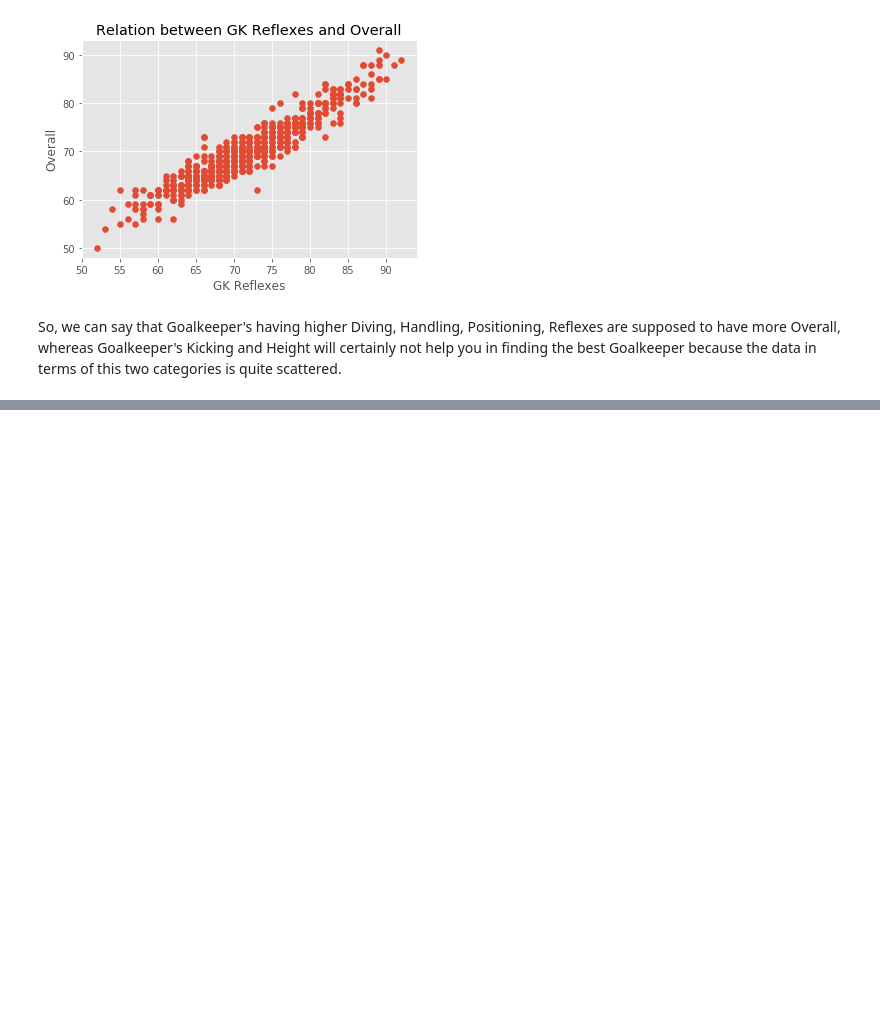
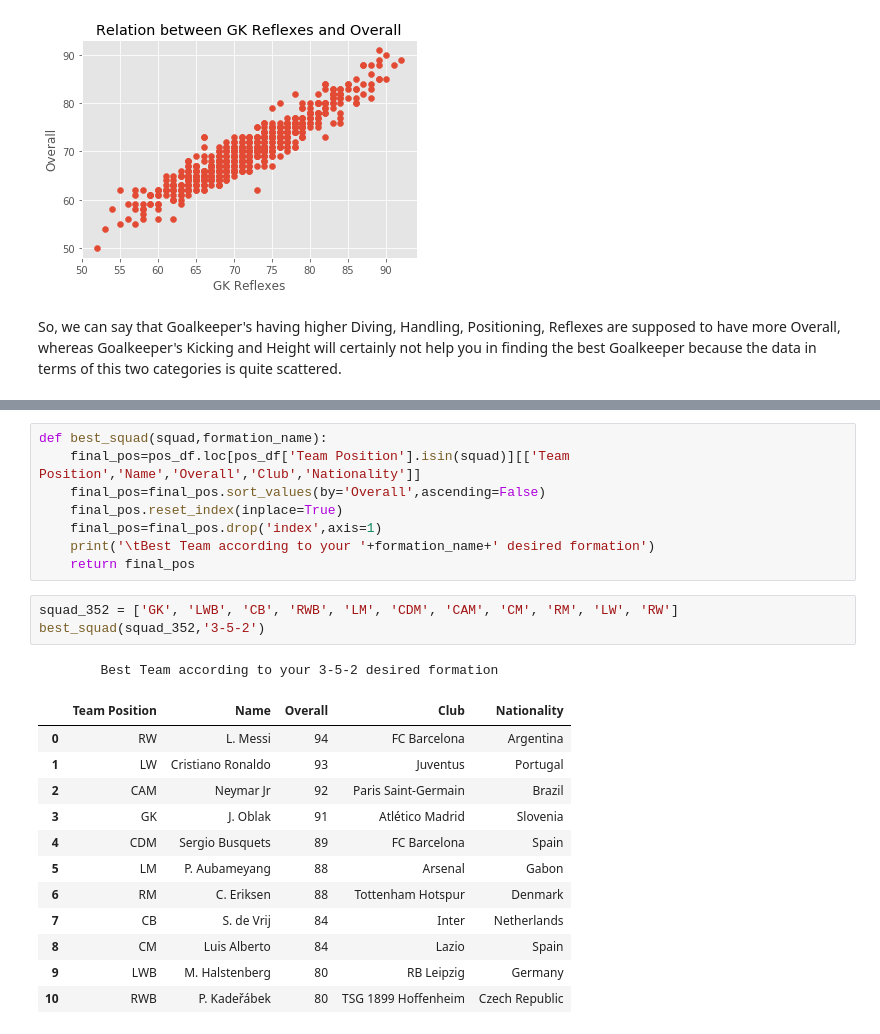
Before and after one commit to shlokadaga/fifa20, a Jupyter notebook: fifa20_project.ipynb, the cells around one changed output, grey strips where cells are left out. Drawn from its saved outputs; the diff is of its cells as text; blank space fills up the shorter version.

```diff
--- a/fifa20_project.ipynb
+++ b/fifa20_project.ipynb
@@ -879,0 +891,25 @@ whereas Goalkeeper's Kicking and Height will certainly not help you in finding t
+# %%
+def best_squad(squad,formation_name):
+    final_pos=pos_df.loc[pos_df['Team Position'].isin(squad)][['Team Position','Name','Overall','Club','Nationality']]
+    final_pos=final_pos.sort_values(by='Overall',ascending=False)
+    final_pos.reset_index(inplace=True)
+    final_pos=final_pos.drop('index',axis=1)
+    print('\tBest Team according to your '+formation_name+' desired formation')
+    return final_pos
+# %%
+squad_352 = ['GK', 'LWB', 'CB', 'RWB', 'LM', 'CDM', 'CAM', 'CM', 'RM', 'LW', 'RW']
+best_squad(squad_352,'3-5-2')
+# %% [output]
+        Best Team according to your 3-5-2 desired formation
+|  | Team Position | Name | Overall | Club | Nationality |
+| 0 | RW | L. Messi | 94 | FC Barcelona | Argentina |
+| 1 | LW | Cristiano Ronaldo | 93 | Juventus | Portugal |
+| 2 | CAM | Neymar Jr | 92 | Paris Saint-Germain | Brazil |
+| 3 | GK | J. Oblak | 91 | Atlético Madrid | Slovenia |
+| 4 | CDM | Sergio Busquets | 89 | FC Barcelona | Spain |
+| 5 | LM | P. Aubameyang | 88 | Arsenal | Gabon |
+| 6 | RM | C. Eriksen | 88 | Tottenham Hotspur | Denmark |
+| 7 | CB | S. de Vrij | 84 | Inter | Netherlands |
+| 8 | CM | Luis Alberto | 84 | Lazio | Spain |
+| 9 | LWB | M. Halstenberg | 80 | RB Leipzig | Germany |
+| 10 | RWB | P. Kadeřábek | 80 | TSG 1899 Hoffenheim | Czech Republic |
```
Also changed, not shown: parts of 10 cells of this notebook.
